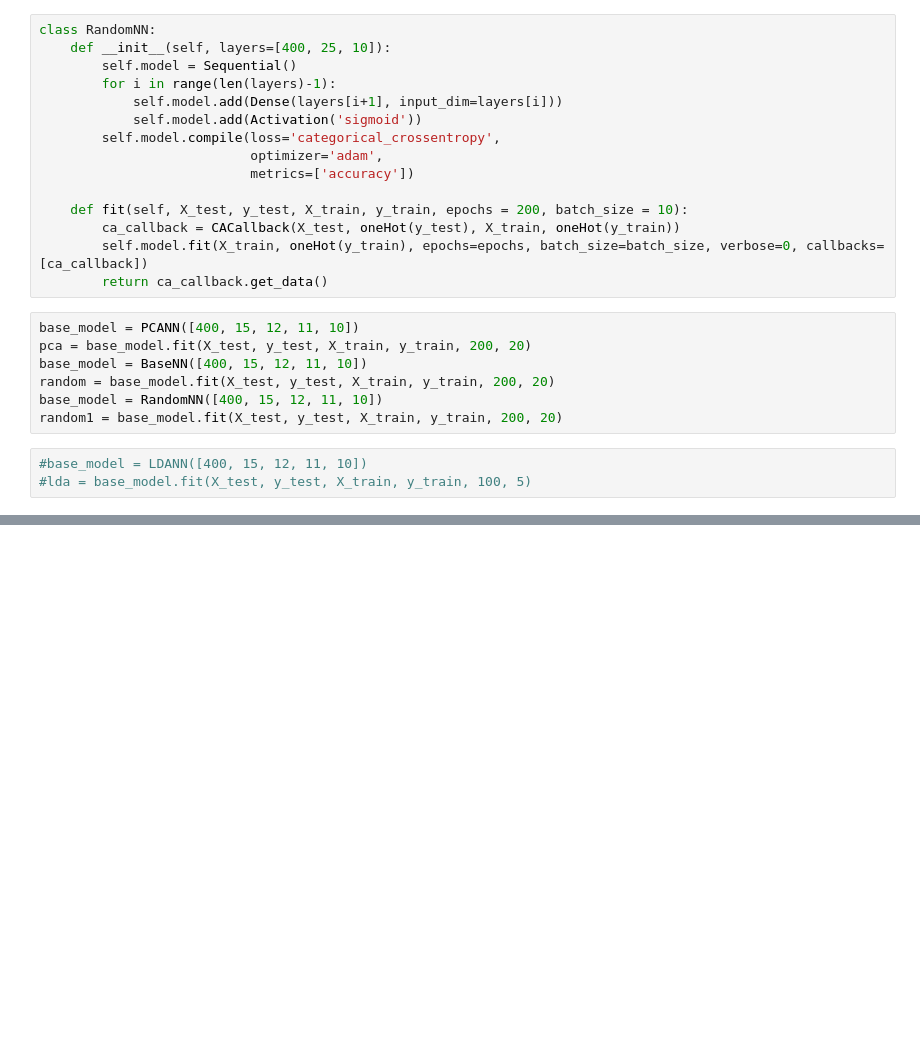
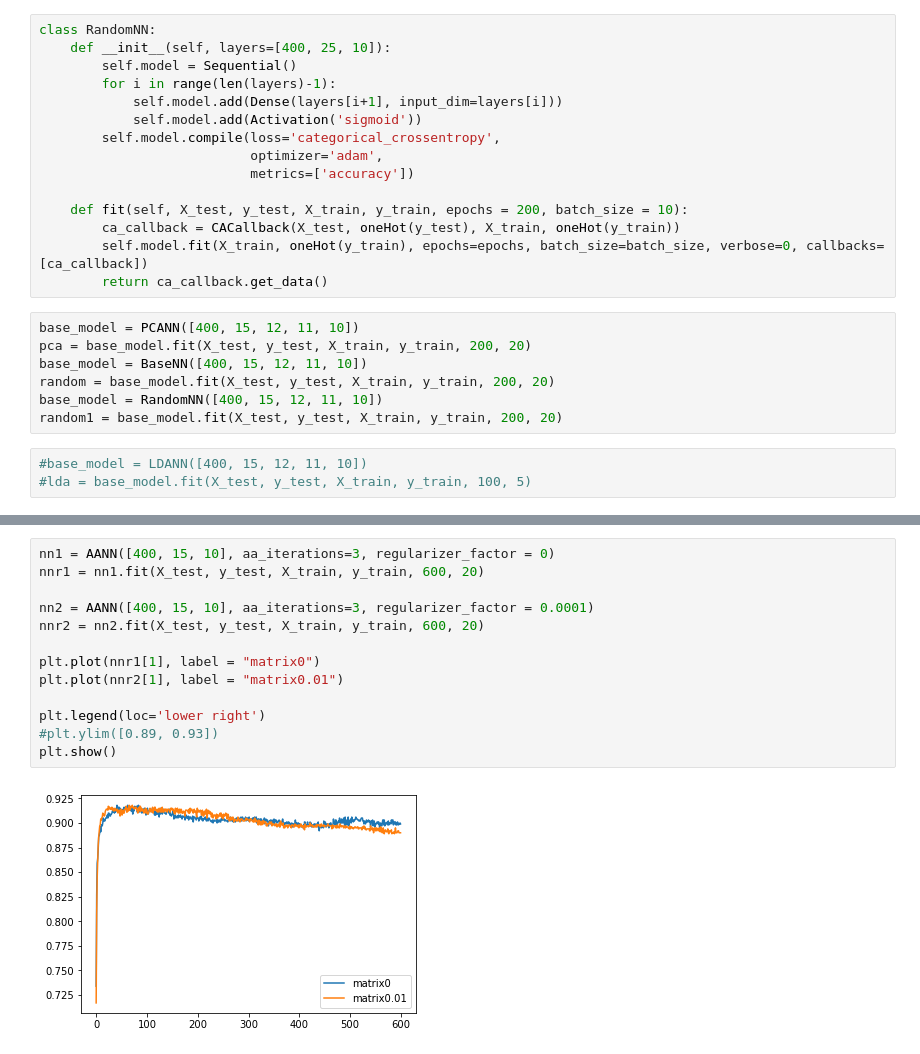
Before and after one commit to gasperpetelin/mat-factorization-nnet, a Jupyter notebook: Autoencoder.ipynb, the cells around one changed output, grey strips where cells are left out. Cells and saved outputs as stored; diff of their text form; blank space fills up the shorter version.

```diff
--- a/Autoencoder.ipynb
+++ b/Autoencoder.ipynb
@@ -162,0 +206,15 @@ NameError: name 'target_name' is not defined
+# %%
+nn1 = AANN([400, 15, 10], aa_iterations=3, regularizer_factor = 0)
+nnr1 = nn1.fit(X_test, y_test, X_train, y_train, 600, 20)
+
+nn2 = AANN([400, 15, 10], aa_iterations=3, regularizer_factor = 0.0001)
+nnr2 = nn2.fit(X_test, y_test, X_train, y_train, 600, 20)
+
+plt.plot(nnr1[1], label = "matrix0")
+plt.plot(nnr2[1], label = "matrix0.01")
+
+plt.legend(loc='lower right')
+#plt.ylim([0.89, 0.93])
+plt.show()
+# %% [output]
+[figure, added]
```
Also changed, not shown: parts of 8 cells of this notebook, 4 other files.
